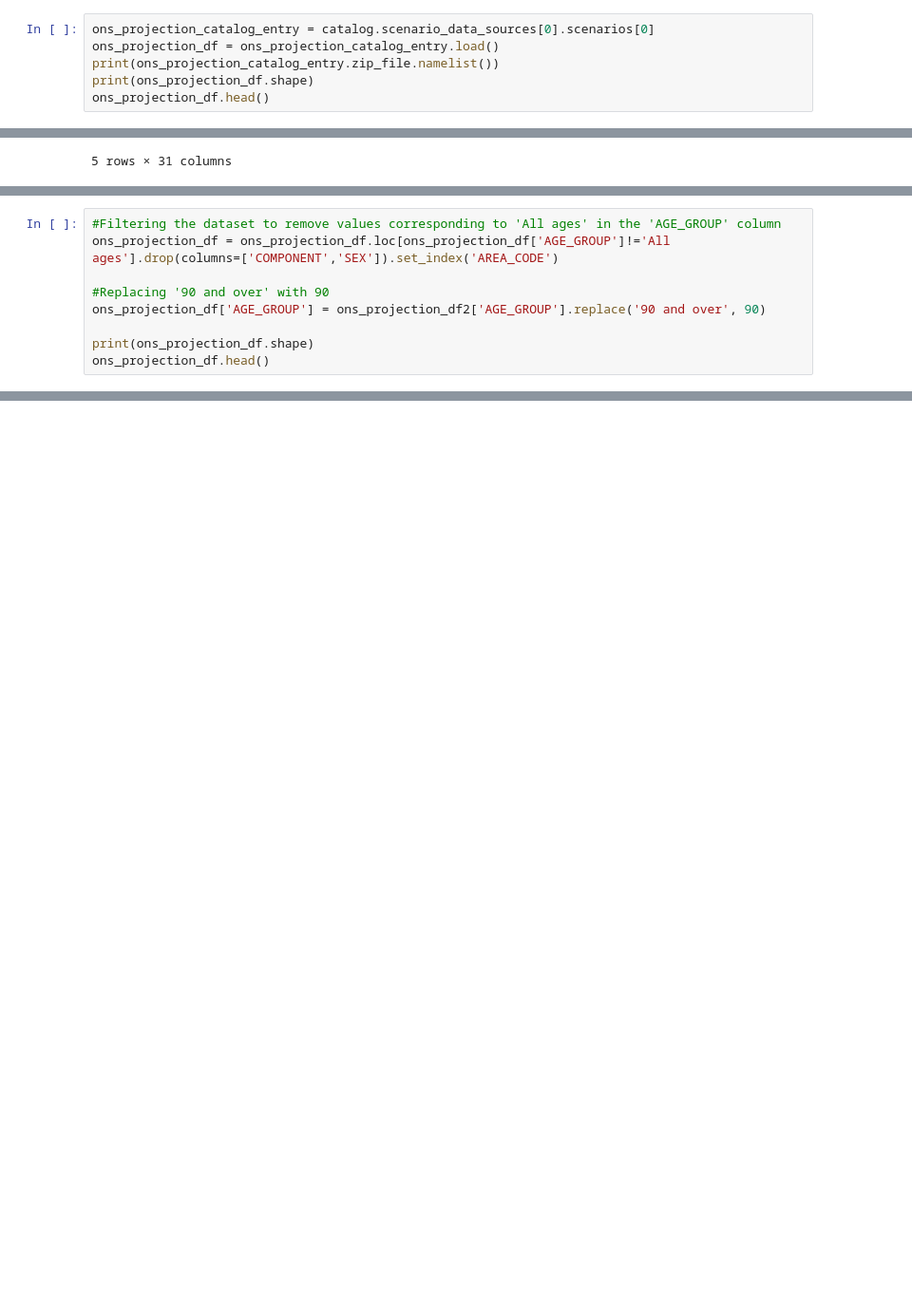
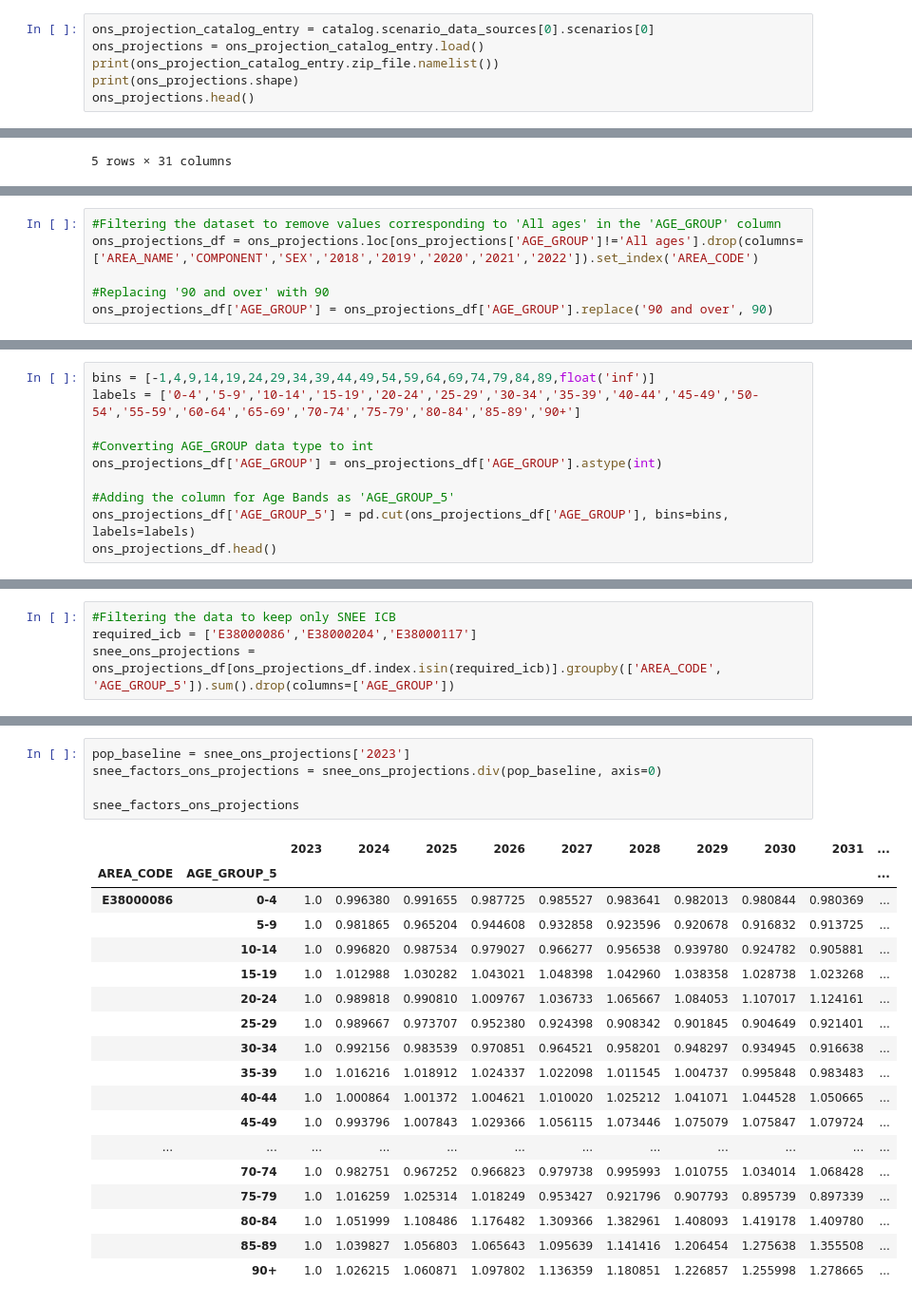
Before and after one commit to SNEE-ICS/PrimaryCareDemandAndCapacity, a Jupyter notebook: DemographicPopGrowth.ipynb, the cells around one changed output, grey strips where cells are left out. Shown at 95% size. Saved outputs shown, nothing was run; the diff lists cells and outputs as text; blank space fills up the shorter version.

```diff
--- a/DemographicPopGrowth.ipynb
+++ b/DemographicPopGrowth.ipynb
@@ -35,10 +85,10 @@ print(gp_appts_df['STAFF_ROLE'].nunique())
 ## **Loading the ONS Population projections**
 # %%
 ons_projection_catalog_entry = catalog.scenario_data_sources[0].scenarios[0]
-ons_projection_df = ons_projection_catalog_entry.load()
+ons_projections = ons_projection_catalog_entry.load()
 print(ons_projection_catalog_entry.zip_file.namelist())
-print(ons_projection_df.shape)
-ons_projection_df.head()
+print(ons_projections.shape)
+ons_projections.head()
 # %% [output]
 ['2018 SNPP CCG pop females.csv', '2018 SNPP CCG pop males.csv', '2018 SNPP CCG pop persons.csv', 'SNPP Z2 CCG Pop_read me.txt']
 (17940, 31)
@@ -61,10 +111,7 @@ print(ons_projection_df['AGE_GROUP'].unique())
  '86' '87' '88' '89' '90 and over' 'All ages']
 # %%
 #Filtering the dataset to remove values corresponding to 'All ages' in the 'AGE_GROUP' column
-ons_projection_df = ons_projection_df.loc[ons_projection_df['AGE_GROUP']!='All ages'].drop(columns=['COMPONENT','SEX']).set_index('AREA_CODE')
+ons_projections_df = ons_projections.loc[ons_projections['AGE_GROUP']!='All ages'].drop(columns=['AREA_NAME','COMPONENT','SEX','2018','2019','2020','2021','2022']).set_index('AREA_CODE')
 
 #Replacing '90 and over' with 90
-ons_projection_df['AGE_GROUP'] = ons_projection_df2['AGE_GROUP'].replace('90 and over', 90)
-
-print(ons_projection_df.shape)
-ons_projection_df.head()
+ons_projections_df['AGE_GROUP'] = ons_projections_df['AGE_GROUP'].replace('90 and over', 90)
@@ -90,0 +120,10 @@ print(ons_projection_df2['AGE_GROUP'].unique())
+# %%
+bins = [-1,4,9,14,19,24,29,34,39,44,49,54,59,64,69,74,79,84,89,float('inf')]
+labels = ['0-4','5-9','10-14','15-19','20-24','25-29','30-34','35-39','40-44','45-49','50-54','55-59','60-64','65-69','70-74','75-79','80-84','85-89','90+']
+
+#Converting AGE_GROUP data type to int
+ons_projections_df['AGE_GROUP'] = ons_projections_df['AGE_GROUP'].astype(int)
+
+#Adding the column for Age Bands as 'AGE_GROUP_5'
+ons_projections_df['AGE_GROUP_5'] = pd.cut(ons_projections_df['AGE_GROUP'], bins=bins, labels=labels)
+ons_projections_df.head()
@@ -90,0 +141,4 @@ print(ons_projection_df2['AGE_GROUP'].unique())
+# %%
+#Filtering the data to keep only SNEE ICB
+required_icb = ['E38000086','E38000204','E38000117']
+snee_ons_projections = ons_projections_df[ons_projections_df.index.isin(required_icb)].groupby(['AREA_CODE', 'AGE_GROUP_5']).sum().drop(columns=['AGE_GROUP'])
@@ -90,0 +147,24 @@ print(ons_projection_df2['AGE_GROUP'].unique())
+# %%
+pop_baseline = snee_ons_projections['2023']
+snee_factors_ons_projections = snee_ons_projections.div(pop_baseline, axis=0)
+
+snee_factors_ons_projections
+# %% [output]
+|  |  | 2023 | 2024 | 2025 | 2026 | 2027 | 2028 | 2029 | 2030 | 2031 | ... |
+| AREA_CODE | AGE_GROUP_5 |  |  |  |  |  |  |  |  |  | ... |
+| E38000086 | 0-4 | 1.0 | 0.996380 | 0.991655 | 0.987725 | 0.985527 | 0.983641 | 0.982013 | 0.980844 | 0.980369 | ... |
+|  | 5-9 | 1.0 | 0.981865 | 0.965204 | 0.944608 | 0.932858 | 0.923596 | 0.920678 | 0.916832 | 0.913725 | ... |
+|  | 10-14 | 1.0 | 0.996820 | 0.987534 | 0.979027 | 0.966277 | 0.956538 | 0.939780 | 0.924782 | 0.905881 | ... |
+|  | 15-19 | 1.0 | 1.012988 | 1.030282 | 1.043021 | 1.048398 | 1.042960 | 1.038358 | 1.028738 | 1.023268 | ... |
+|  | 20-24 | 1.0 | 0.989818 | 0.990810 | 1.009767 | 1.036733 | 1.065667 | 1.084053 | 1.107017 | 1.124161 | ... |
+|  | 25-29 | 1.0 | 0.989667 | 0.973707 | 0.952380 | 0.924398 | 0.908342 | 0.901845 | 0.904649 | 0.921401 | ... |
+|  | 30-34 | 1.0 | 0.992156 | 0.983539 | 0.970851 | 0.964521 | 0.958201 | 0.948297 | 0.934945 | 0.916638 | ... |
+|  | 35-39 | 1.0 | 1.016216 | 1.018912 | 1.024337 | 1.022098 | 1.011545 | 1.004737 | 0.995848 | 0.983483 | ... |
+|  | 40-44 | 1.0 | 1.000864 | 1.001372 | 1.004621 | 1.010020 | 1.025212 | 1.041071 | 1.044528 | 1.050665 | ... |
+|  | 45-49 | 1.0 | 0.993796 | 1.007843 | 1.029366 | 1.056115 | 1.073446 | 1.075079 | 1.075847 | 1.079724 | ... |
+| ... | ... | ... | ... | ... | ... | ... | ... | ... | ... | ... | ... |
+|  | 70-74 | 1.0 | 0.982751 | 0.967252 | 0.966823 | 0.979738 | 0.995993 | 1.010755 | 1.034014 | 1.068428 | ... |
+|  | 75-79 | 1.0 | 1.016259 | 1.025314 | 1.018249 | 0.953427 | 0.921796 | 0.907793 | 0.895739 | 0.897339 | ... |
+|  | 80-84 | 1.0 | 1.051999 | 1.108486 | 1.176482 | 1.309366 | 1.382961 | 1.408093 | 1.419178 | 1.409780 | ... |
+|  | 85-89 | 1.0 | 1.039827 | 1.056803 | 1.065643 | 1.095639 | 1.141416 | 1.206454 | 1.275638 | 1.355508 | ... |
+|  | 90+ | 1.0 | 1.026215 | 1.060871 | 1.097802 | 1.136359 | 1.180851 | 1.226857 | 1.255998 | 1.278665 | ... |
```
Also changed, not shown: parts of 19 cells of this notebook, 1 other file.
